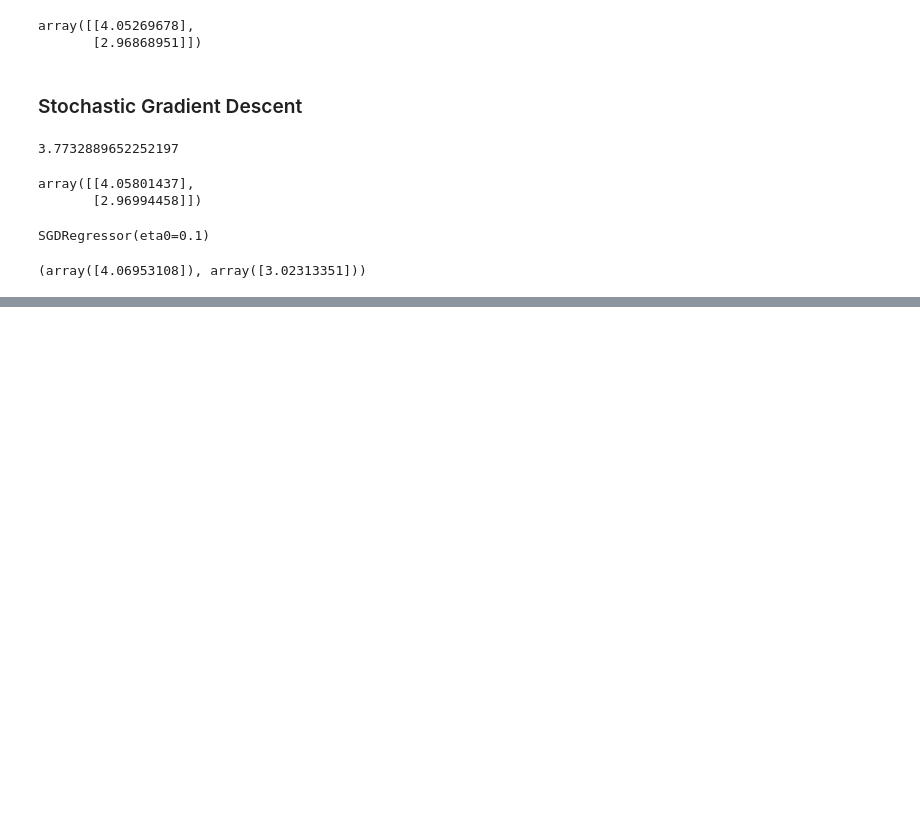
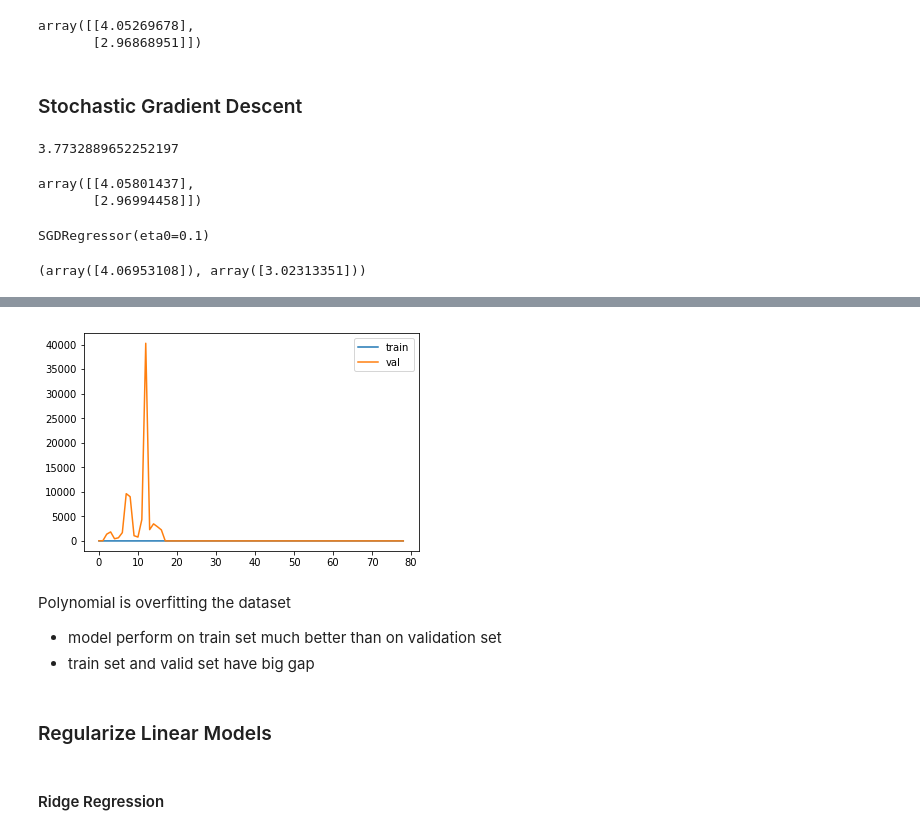
Before and after one commit to julie87zhang/python_exercise, a Jupyter notebook: machine_learning_manual/LinearRegression_Chapter4.ipynb, the cells around one changed output, grey strips where cells are left out. Drawn from its saved outputs; the diff is of its cells as text; code cells hidden in the pictures; blank space fills up the shorter version.

```diff
--- a/machine_learning_manual/LinearRegression_Chapter4.ipynb
+++ b/machine_learning_manual/LinearRegression_Chapter4.ipynb
@@ -146,0 +227,16 @@ sgd_reg.intercept_,sgd_reg.coef_
+# %%
+pipe=Pipeline([('poly_feature',PolynomialFeatures(degree=10,include_bias=False)),
+
+            ('lin_reg',LinearRegression())])
+# %%
+plot_training_curve(pipe,X,y)
+# %% [output]
+[figure, added]
+# %% [markdown]
+Polynomial is overfitting the dataset
+* model perform on train set much better than on validation set
+* train set and valid set have big gap
+# %% [markdown]
+### Regularize Linear Models
+# %% [markdown]
+#### Ridge Regression
```
Also changed, not shown: parts of 50 cells of this notebook.
